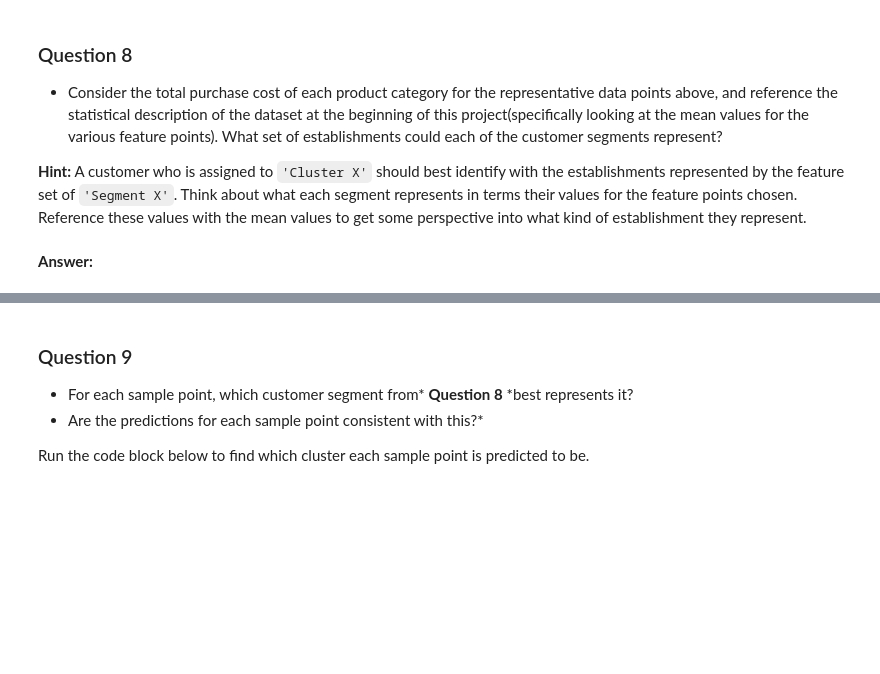
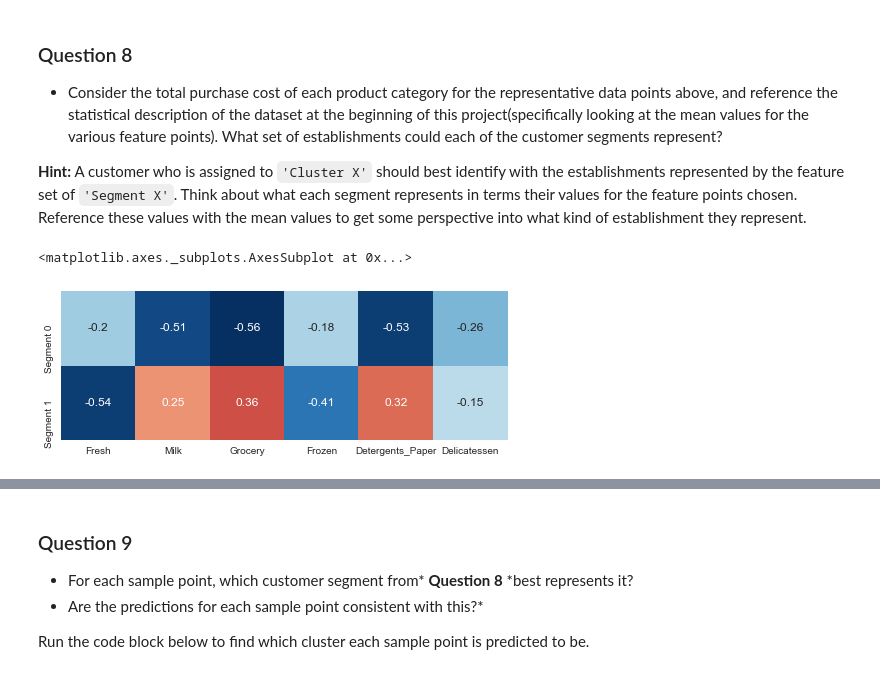
Before and after one commit to singhjagmohan1000/machine-learning-nanodegree, a Jupyter notebook: customer_segments/customer_segments.ipynb, the cells around one changed output, grey strips where cells are left out. Cells and saved outputs as stored; diff of their text form; code cells hidden in the pictures; blank space fills up the shorter version.

```diff
--- a/customer_segments/customer_segments.ipynb
+++ b/customer_segments/customer_segments.ipynb
@@ -521,10 +521,10 @@ In the code block below, you will need to implement the following:
  - Apply the inverse function of `np.log` to `log_centers` using `np.exp` and assign the true centers to `true_centers`.
 # %%
 # TODO: Inverse transform the centers
-log_centers = None
+log_centers = pca.inverse_transform(centers)
 
 # TODO: Exponentiate the centers
-true_centers = None
+true_centers = np.exp(log_centers)
 
 # Display the true centers
 segments = ['Segment {}'.format(i) for i in range(0,len(centers))]
@@ -537,5 +541,8 @@ display(true_centers)
 * Consider the total purchase cost of each product category for the representative data points above, and reference the statistical description of the dataset at the beginning of this project(specifically looking at the mean values for the various feature points). What set of establishments could each of the customer segments represent?
 
 **Hint:** A customer who is assigned to `'Cluster X'` should best identify with the establishments represented by the feature set of `'Segment X'`. Think about what each segment represents in terms their values for the feature points chosen. Reference these values with the mean values to get some perspective into what kind of establishment they represent.
-# %% [markdown]
-**Answer:**
+# %%
+sns.heatmap((true_centers-data.mean())/data.std(ddof=0),square=True, annot=True, cbar=False)
+# %% [output]
+<matplotlib.axes._subplots.AxesSubplot at 0x...>
+[figure, added]
```
Also changed, not shown: parts of 16 cells of this notebook.
